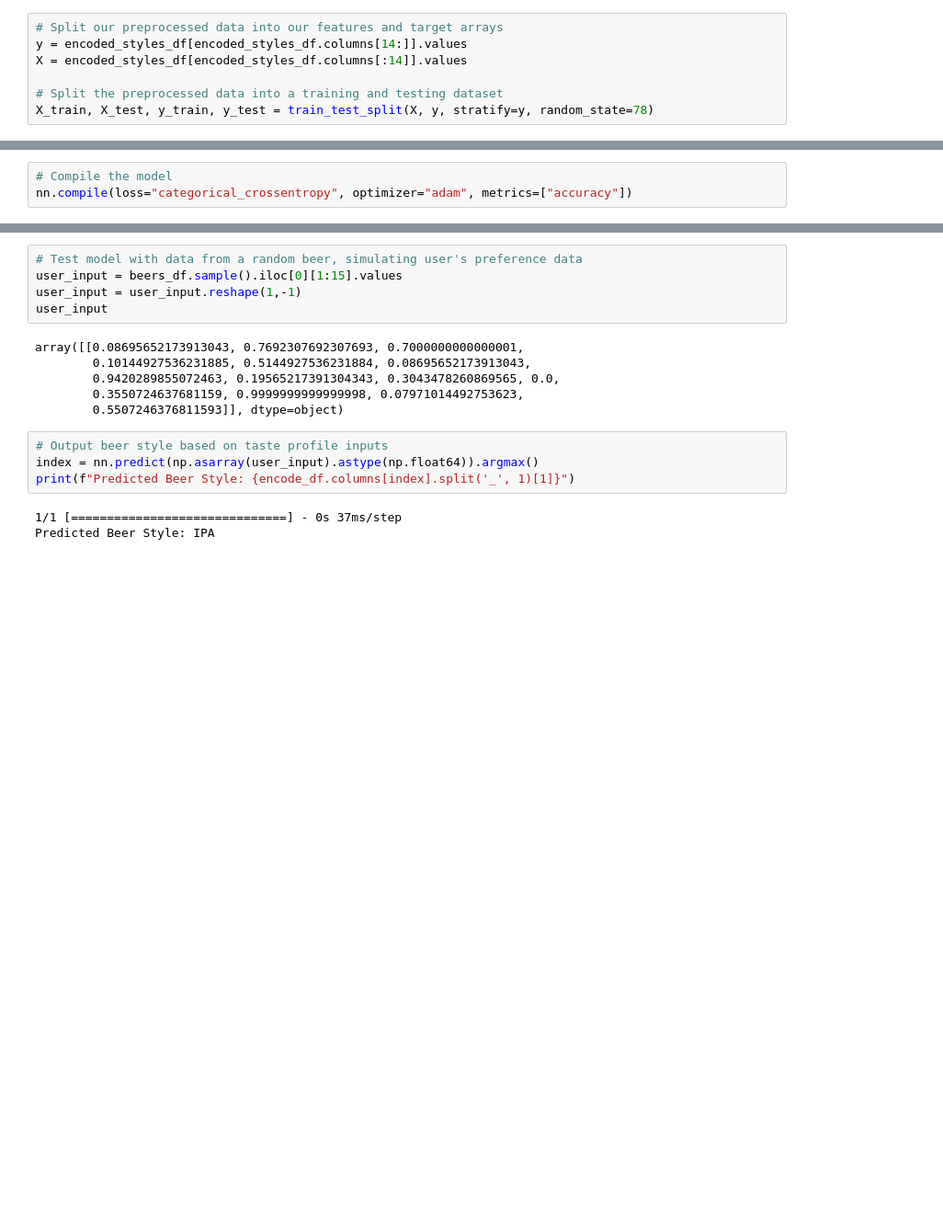
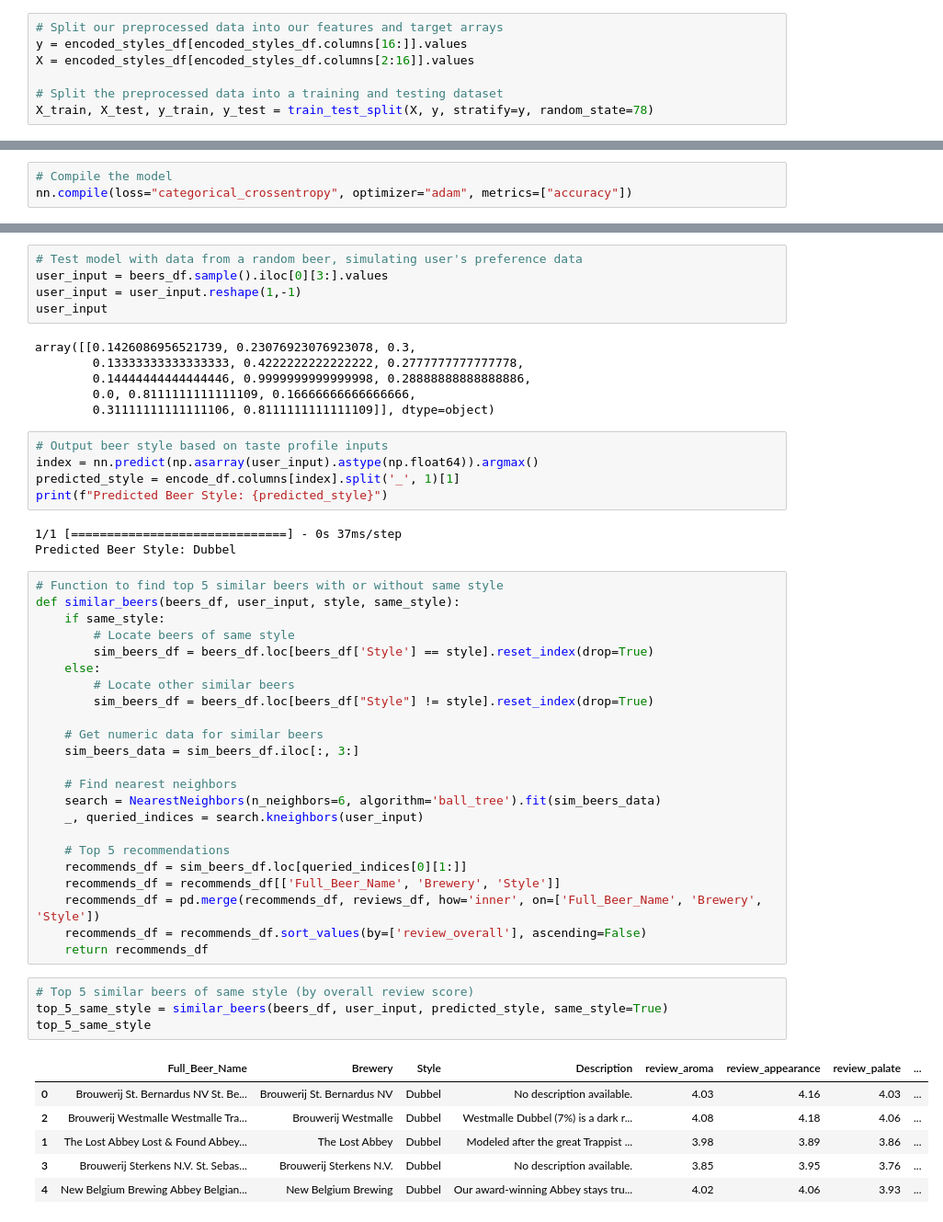
Before and after one commit to Tmalasky/Beer_Recommender, a Jupyter notebook: basic_beer_model.ipynb, the cells around one changed output, grey strips where cells are left out. Shown: that part at 92% size. Drawn from its saved outputs; the diff is of its cells as text; blank space fills up the shorter version.

```diff
--- a/basic_beer_model.ipynb
+++ b/basic_beer_model.ipynb
@@ -99,7 +130,7 @@ encoded_styles_df
 # %%
 # Split our preprocessed data into our features and target arrays
-y = encoded_styles_df[encoded_styles_df.columns[14:]].values
-X = encoded_styles_df[encoded_styles_df.columns[:14]].values
+y = encoded_styles_df[encoded_styles_df.columns[16:]].values
+X = encoded_styles_df[encoded_styles_df.columns[2:16]].values
 
 # Split the preprocessed data into a training and testing dataset
 X_train, X_test, y_train, y_test = train_test_split(X, y, stratify=y, random_state=78)
@@ -192,18 +223,53 @@ Loss: 1.260319471359253, Accuracy: 0.606249988079071
 # %%
 # Test model with data from a random beer, simulating user's preference data
-user_input = beers_df.sample().iloc[0][1:15].values
+user_input = beers_df.sample().iloc[0][3:].values
 user_input = user_input.reshape(1,-1)
 user_input
 # %% [output]
-array([[0.08695652173913043, 0.7692307692307693, 0.7000000000000001,
-        0.10144927536231885, 0.5144927536231884, 0.08695652173913043,
-        0.9420289855072463, 0.19565217391304343, 0.3043478260869565, 0.0,
-        0.3550724637681159, 0.9999999999999998, 0.07971014492753623,
-        0.5507246376811593]], dtype=object)
+array([[0.1426086956521739, 0.23076923076923078, 0.3,
+        0.13333333333333333, 0.4222222222222222, 0.2777777777777778,
+        0.14444444444444446, 0.9999999999999998, 0.28888888888888886,
+        0.0, 0.8111111111111109, 0.16666666666666666,
+        0.31111111111111106, 0.8111111111111109]], dtype=object)
 # %%
 # Output beer style based on taste profile inputs
 index = nn.predict(np.asarray(user_input).astype(np.float64)).argmax()
-print(f"Predicted Beer Style: {encode_df.columns[index].split('_', 1)[1]}")
+predicted_style = encode_df.columns[index].split('_', 1)[1]
+print(f"Predicted Beer Style: {predicted_style}")
 # %% [output]
 1/1 [==============================] - 0s 37ms/step
-Predicted Beer Style: IPA
+Predicted Beer Style: Dubbel
+# %%
+# Function to find top 5 similar beers with or without same style
+def similar_beers(beers_df, user_input, style, same_style):
+    if same_style:
+        # Locate beers of same style
+        sim_beers_df = beers_df.loc[beers_df['Style'] == style].reset_index(drop=True)
+    else:
+        # Locate other similar beers
+        sim_beers_df = beers_df.loc[beers_df["Style"] != style].reset_index(drop=True)
+
+    # Get numeric data for similar beers
+    sim_beers_data = sim_beers_df.iloc[:, 3:]
+
+    # Find nearest neighbors
+    search = NearestNeighbors(n_neighbors=6, algorithm='ball_tree').fit(sim_beers_data)
+    _, queried_indices = search.kneighbors(user_input)
+
+    # Top 5 recommendations
+    recommends_df = sim_beers_df.loc[queried_indices[0][1:]]
+    recommends_df = recommends_df[['Full_Beer_Name', 'Brewery', 'Style']]
+    recommends_df = pd.merge(recommends_df, reviews_df, how='inner', on=['Full_Beer_Name', 'Brewery', 'Style'])
+    recommends_df = recommends_df.sort_values(by=['review_overall'], ascending=False)
+    return recommends_df
+# %%
+# Top 5 similar beers of same style (by overall review score)
+top_5_same_style = similar_beers(beers_df, user_input, predicted_style, same_style=True)
+top_5_same_style
+# %% [output]
+|  | Full_Beer_Name | Brewery | Style | Description | review_aroma | review_appearance | review_palate | ... |
+| 0 | Brouwerij St. Bernardus NV St. Be... | Brouwerij St. Bernardus NV | Dubbel | No description available. | 4.03 | 4.16 | 4.03 | ... |
+| 2 | Brouwerij Westmalle Westmalle Tra... | Brouwerij Westmalle | Dubbel | Westmalle Dubbel (7%) is a dark r... | 4.08 | 4.18 | 4.06 | ... |
+| 1 | The Lost Abbey Lost & Found Abbey... | The Lost Abbey | Dubbel | Modeled after the great Trappist ... | 3.98 | 3.89 | 3.86 | ... |
+| 3 | Brouwerij Sterkens N.V. St. Sebas... | Brouwerij Sterkens N.V. | Dubbel | No description available. | 3.85 | 3.95 | 3.76 | ... |
+| 4 | New Belgium Brewing Abbey Belgian... | New Belgium Brewing | Dubbel | Our award-winning Abbey stays tru... | 4.02 | 4.06 | 3.93 | ... |
```
Also changed, not shown: parts of 11 cells of this notebook, 1 other file.
